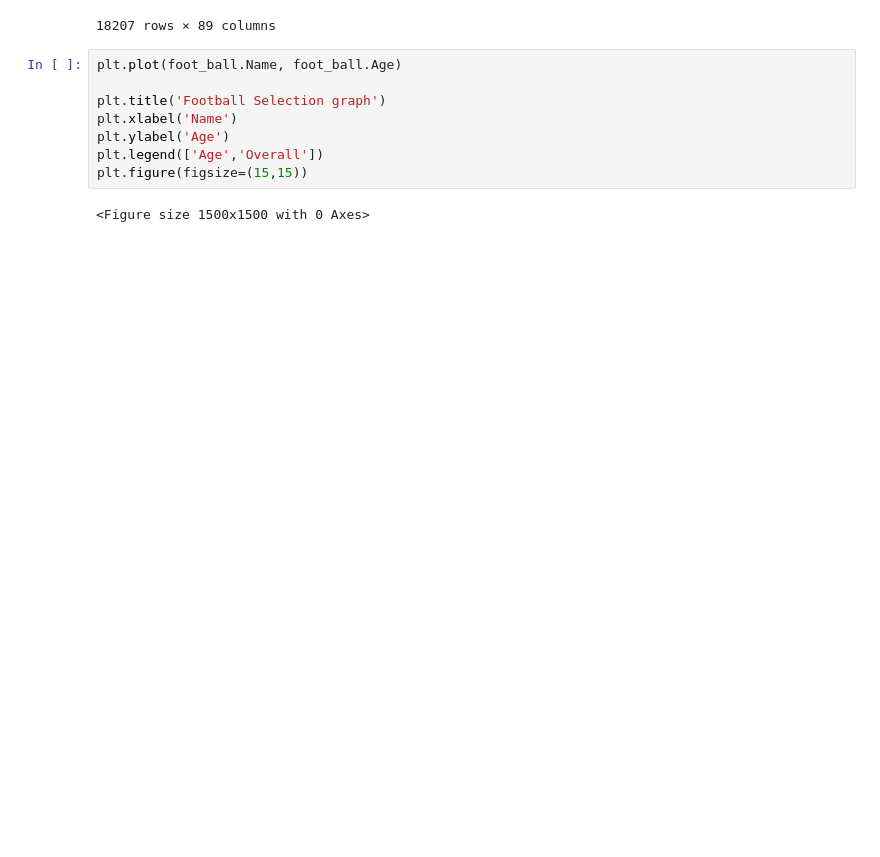
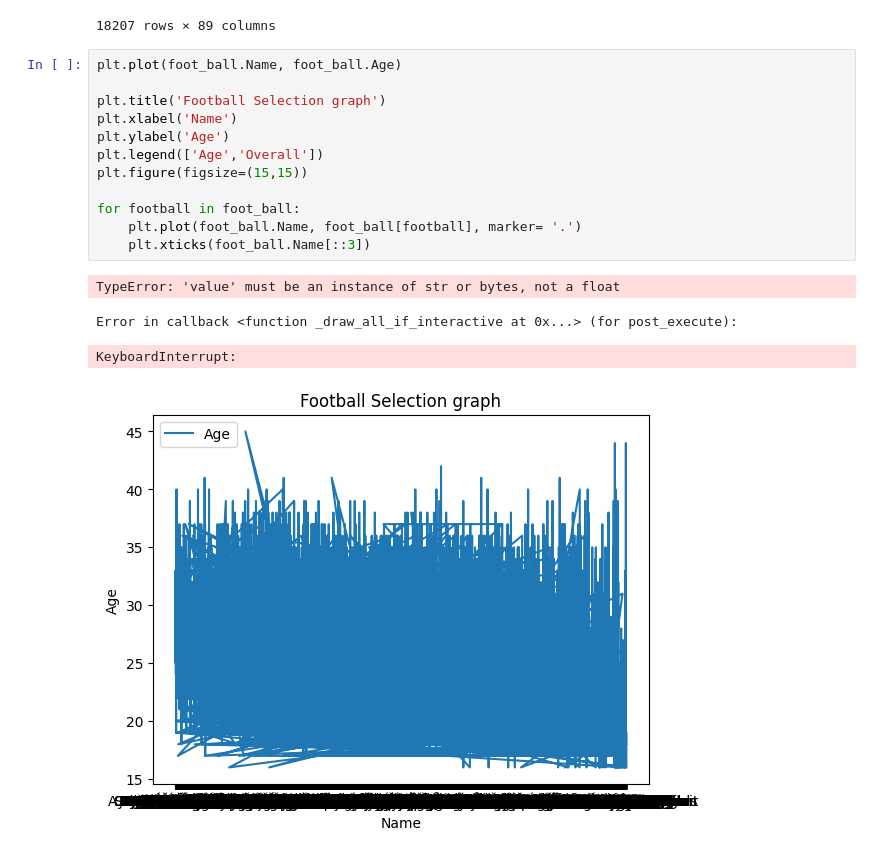
Before and after one commit to PRIMODIALNYXAlpha/GoogleCollab, a Jupyter notebook: Untitled12.ipynb, the cells around one changed output. Drawn from its saved outputs; the diff is of its cells as text; blank space fills up the shorter version.

```diff
--- a/Untitled12.ipynb
+++ b/Untitled12.ipynb
@@ -94,10 +94,17 @@ foot_ball
 # %%
 plt.plot(foot_ball.Name, foot_ball.Age)
 
 plt.title('Football Selection graph')
 plt.xlabel('Name')
 plt.ylabel('Age')
 plt.legend(['Age','Overall'])
 plt.figure(figsize=(15,15))
+
+for football in foot_ball:
+    plt.plot(foot_ball.Name, foot_ball[football], marker= '.')
+    plt.xticks(foot_ball.Name[::3])
 # %% [output]
-<Figure size 1500x1500 with 0 Axes>
+TypeError: 'value' must be an instance of str or bytes, not a float
+Error in callback <function _draw_all_if_interactive at 0x...> (for post_execute):
+KeyboardInterrupt:
+[figure, added]
```
Also changed, not shown: parts of 5 cells of this notebook.
